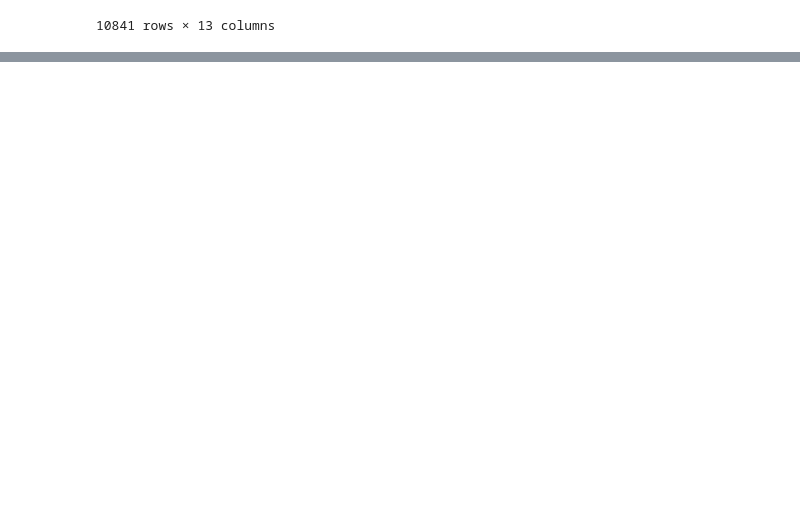
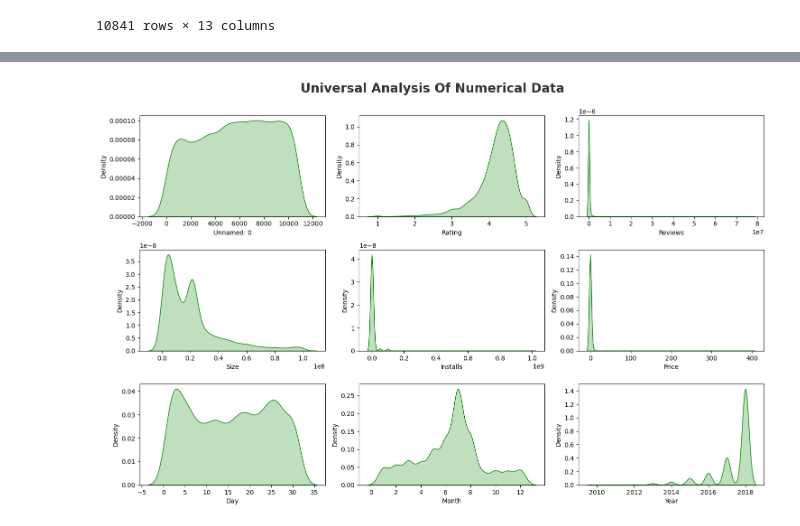
Before and after one commit to awais4212/Data-Science-Basics, a Jupyter notebook: Featured Engineering/Google_playstore.ipynb, the cells around one changed output, grey strips where cells are left out. Saved outputs shown, nothing was run; the diff lists cells and outputs as text; code cells hidden in the pictures; blank space fills up the shorter version.

```diff
--- a/Featured Engineering/Google_playstore.ipynb
+++ b/Featured Engineering/Google_playstore.ipynb
@@ -25,0 +455,2 @@ df['Reviews'].
+# %%
+df_check = pd.read_csv('Data/Google_Playstore_Dataset.csv')
@@ -25,0 +482,2 @@ df['Reviews'].
+# %%
+df_check=df_check.drop_duplicates(subset='App',keep='first')
@@ -25,0 +490,7 @@ df['Reviews'].
+# %%
+Numerical_Features=[feature for feature in df_check.columns if df_check[feature].dtype != 'O']
+Categorical_Features=[feature for feature in df_check.columns if df_check[feature].dtype == 'O']
+
+
+print(f"The {len(Numerical_Features)} Numerical Feature Presents in the Dataset {Numerical_Features}")
+print(f"The {len(Categorical_Features)} Categorical Feature Presents in the Dataset {Categorical_Features}")
@@ -25,0 +534,11 @@ df['Reviews'].
+# %%
+plt.figure(figsize=(15,15))
+plt.suptitle('Universal Analysis Of Numerical Data',fontsize=20,fontweight='bold',alpha=0.8,y=1)
+
+for i in range(0,len(Numerical_Features)):
+    plt.subplot(5,3,i+1)
+    sns.kdeplot(x=df_check[Numerical_Features[i]], fill=True,color='g')
+    plt.xlabel(Numerical_Features[i])
+    plt.tight_layout()
+# %% [output]
+[figure, added]
```
Also changed, not shown: parts of 69 cells of this notebook, 1 other file.
